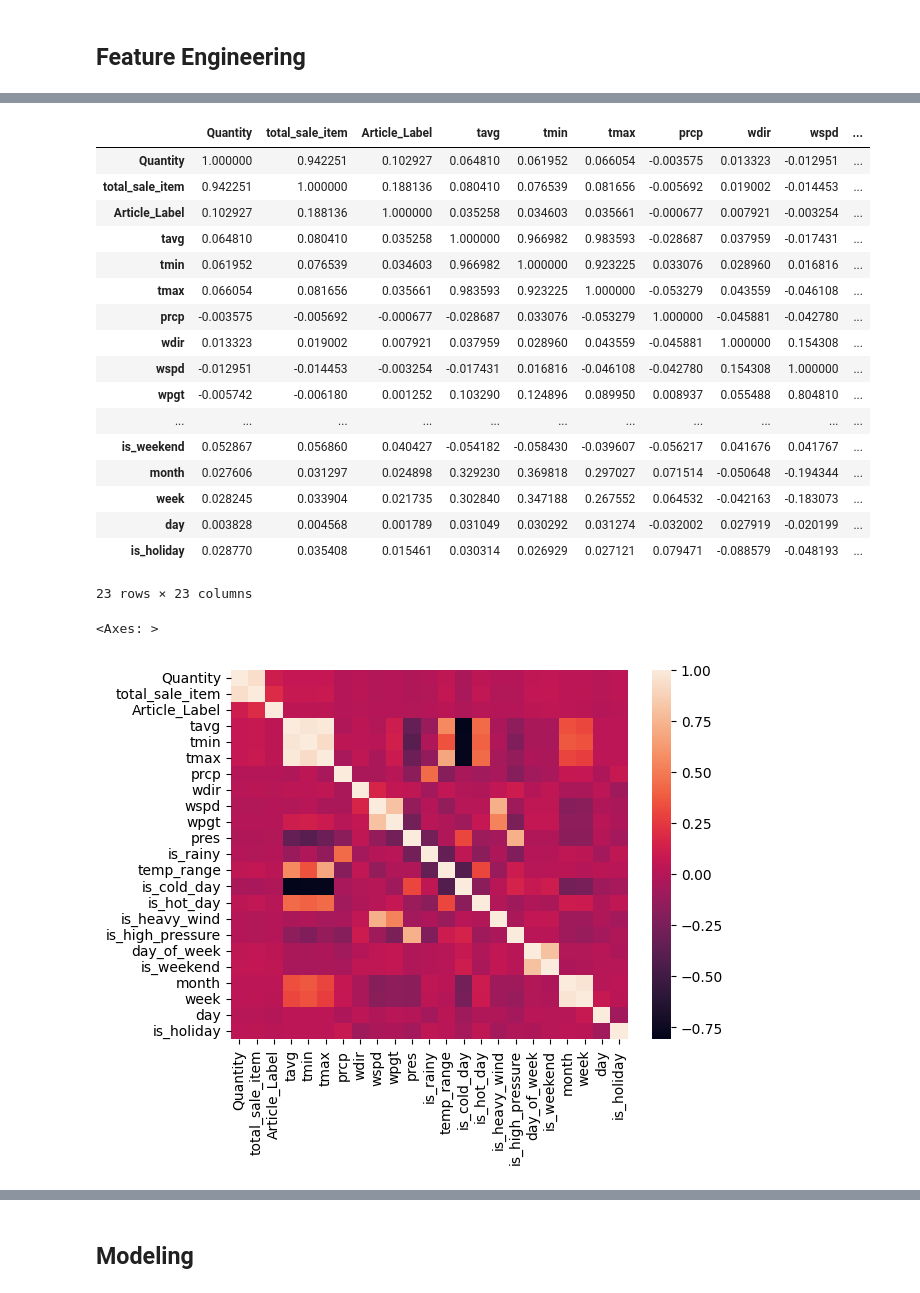
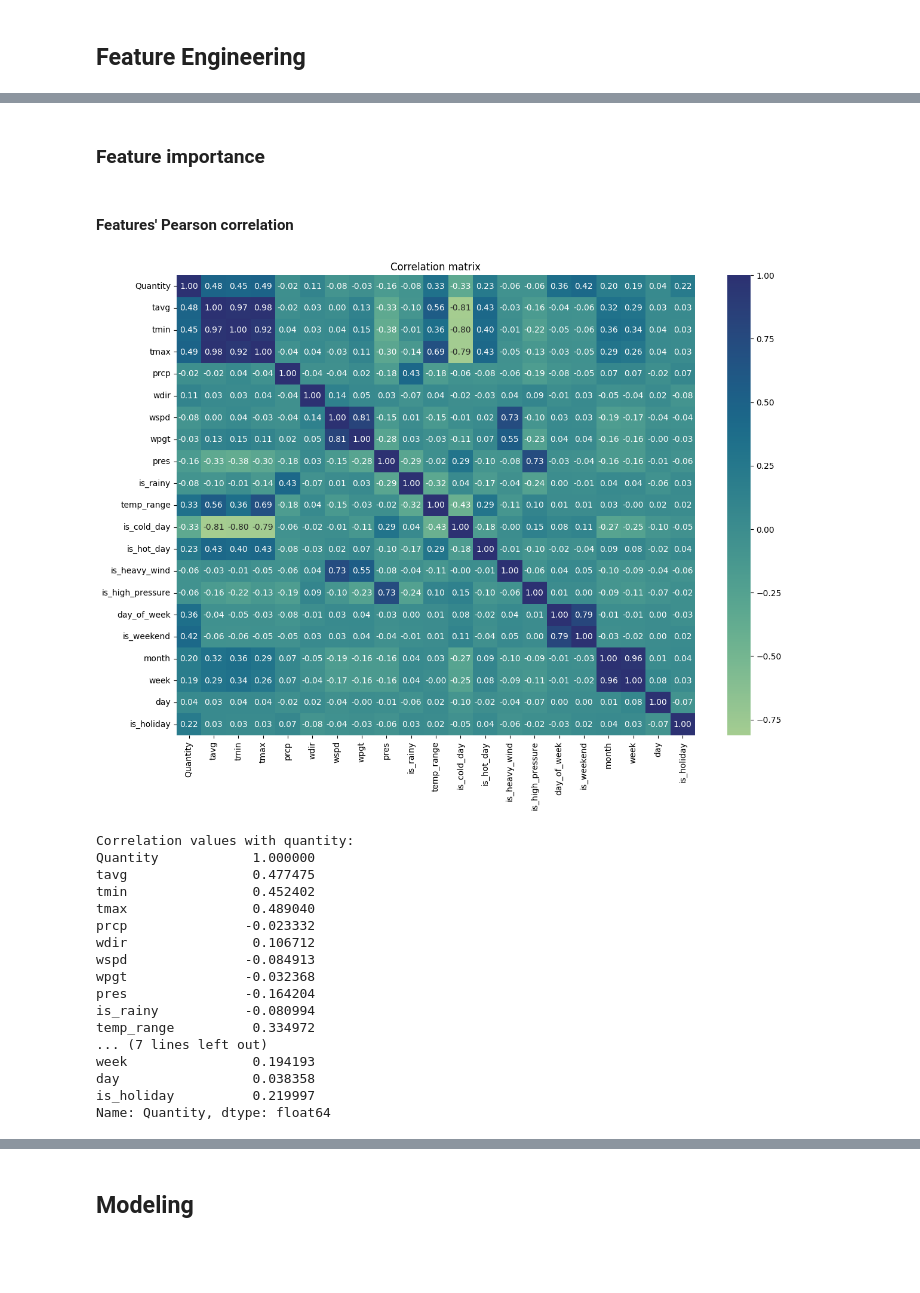
Before and after one commit to msbeigi/sale-analysis, a Jupyter notebook: backery_sale.ipynb, the cells around one changed output, grey strips where cells are left out. Cells and saved outputs as stored; diff of their text form; code cells hidden in the pictures; blank space fills up the shorter version.

```diff
--- a/backery_sale.ipynb
+++ b/backery_sale.ipynb
@@ -261,15 +279,8 @@ def added_feature_bakery(df: pd.DataFrame)-> pd.DataFrame:
   df=df.rename(columns={'Unnamed: 0':'index'})
 
   df['unit_price_value']= df['UNIT_PRICE'].apply(lambda x: extract_price(x))
-  df["total_sale_item"]= df['Quantity']*df['unit_price_value']
+  # df["total_sale_item"]= df['Quantity']*df['unit_price_value']
   df=df.rename(columns={'Unnamed: 0':'index'})
-  df['hour_day']=df['time'].apply(lambda x: pd.to_datetime(x, format='%H:%M').hour)
-  df['date'] = df['date'].apply(lambda x: pd.to_datetime(x,format='%Y-%m-%d'))
-
-  df['day_of_week'] = df['date'].apply(lambda x: pd.to_datetime(x,format='%Y-%m-%d').dayofweek)
-  df['day_name']= df['date'].apply(lambda x: pd.to_datetime(x,format='%Y-%m-%d').day_name())
-  df['is_weekend'] = df['day_name'].isin(['Saturday', 'Sunday']).astype(int)
-
 
   return df
 
@@ -374,34 +356,40 @@ merged_data
+# %% [markdown]
+### Feature importance
+# %% [markdown]
+#### Features' Pearson correlation
 # %%
 
 
-correlation_merge=merged_data[[ 'Quantity', 'total_sale_item', 'Article_Label',
+correlation_merge=merged_data[[ 'Quantity', #'total_sale_item', 'Article_Label',
        'tavg', 'tmin', 'tmax', 'prcp', 'wdir', 'wspd', 'wpgt', 'pres',
        'is_rainy', 'temp_range', 'is_cold_day', 'is_hot_day', 'is_heavy_wind',
        'is_high_pressure', 'day_of_week', 'is_weekend', 'month',
        'week', 'day', 'is_holiday']].corr()
-display(correlation_merge)
-sns.heatmap(correlation_merge)
+plt.figure(figsize=(14, 10))
+sns.heatmap(correlation_merge, cmap='crest',annot=True, fmt='.2f',)
+plt.title('Correlation matrix')
+plt.show()
+print('Correlation values with quantity:')
+print(dict(correlation_merge)['Quantity'])
 # %% [output]
-|  | Quantity | total_sale_item | Article_Label | tavg | tmin | tmax | prcp | wdir | wspd | ... |
-| Quantity | 1.000000 | 0.942251 | 0.102927 | 0.064810 | 0.061952 | 0.066054 | -0.003575 | 0.013323 | -0.012951 | ... |
-| total_sale_item | 0.942251 | 1.000000 | 0.188136 | 0.080410 | 0.076539 | 0.081656 | -0.005692 | 0.019002 | -0.014453 | ... |
-| Article_Label | 0.102927 | 0.188136 | 1.000000 | 0.035258 | 0.034603 | 0.035661 | -0.000677 | 0.007921 | -0.003254 | ... |
-| tavg | 0.064810 | 0.080410 | 0.035258 | 1.000000 | 0.966982 | 0.983593 | -0.028687 | 0.037959 | -0.017431 | ... |
-| tmin | 0.061952 | 0.076539 | 0.034603 | 0.966982 | 1.000000 | 0.923225 | 0.033076 | 0.028960 | 0.016816 | ... |
-| tmax | 0.066054 | 0.081656 | 0.035661 | 0.983593 | 0.923225 | 1.000000 | -0.053279 | 0.043559 | -0.046108 | ... |
-| prcp | -0.003575 | -0.005692 | -0.000677 | -0.028687 | 0.033076 | -0.053279 | 1.000000 | -0.045881 | -0.042780 | ... |
-| wdir | 0.013323 | 0.019002 | 0.007921 | 0.037959 | 0.028960 | 0.043559 | -0.045881 | 1.000000 | 0.154308 | ... |
-| wspd | -0.012951 | -0.014453 | -0.003254 | -0.017431 | 0.016816 | -0.046108 | -0.042780 | 0.154308 | 1.000000 | ... |
-| wpgt | -0.005742 | -0.006180 | 0.001252 | 0.103290 | 0.124896 | 0.089950 | 0.008937 | 0.055488 | 0.804810 | ... |
-| ... | ... | ... | ... | ... | ... | ... | ... | ... | ... | ... |
-| is_weekend | 0.052867 | 0.056860 | 0.040427 | -0.054182 | -0.058430 | -0.039607 | -0.056217 | 0.041676 | 0.041767 | ... |
-| month | 0.027606 | 0.031297 | 0.024898 | 0.329230 | 0.369818 | 0.297027 | 0.071514 | -0.050648 | -0.194344 | ... |
-| week | 0.028245 | 0.033904 | 0.021735 | 0.302840 | 0.347188 | 0.267552 | 0.064532 | -0.042163 | -0.183073 | ... |
-| day | 0.003828 | 0.004568 | 0.001789 | 0.031049 | 0.030292 | 0.031274 | -0.032002 | 0.027919 | -0.020199 | ... |
-| is_holiday | 0.028770 | 0.035408 | 0.015461 | 0.030314 | 0.026929 | 0.027121 | 0.079471 | -0.088579 | -0.048193 | ... |
+[figure, new version]
-23 rows × 23 columns
+Correlation values with quantity:
+Quantity            1.000000
+tavg                0.477475
+tmin                0.452402
+tmax                0.489040
+prcp               -0.023332
+wdir                0.106712
+wspd               -0.084913
+wpgt               -0.032368
+pres               -0.164204
+is_rainy           -0.080994
+temp_range          0.334972
+... (7 lines left out)
+week                0.194193
+day                 0.038358
+is_holiday          0.219997
+Name: Quantity, dtype: float64
-<Axes: >
-[figure, old version]
 # %%
 # correlation_merge[correlation_merge[]]['Quantity']
 
```
Also changed, not shown: parts of 49 cells of this notebook.
